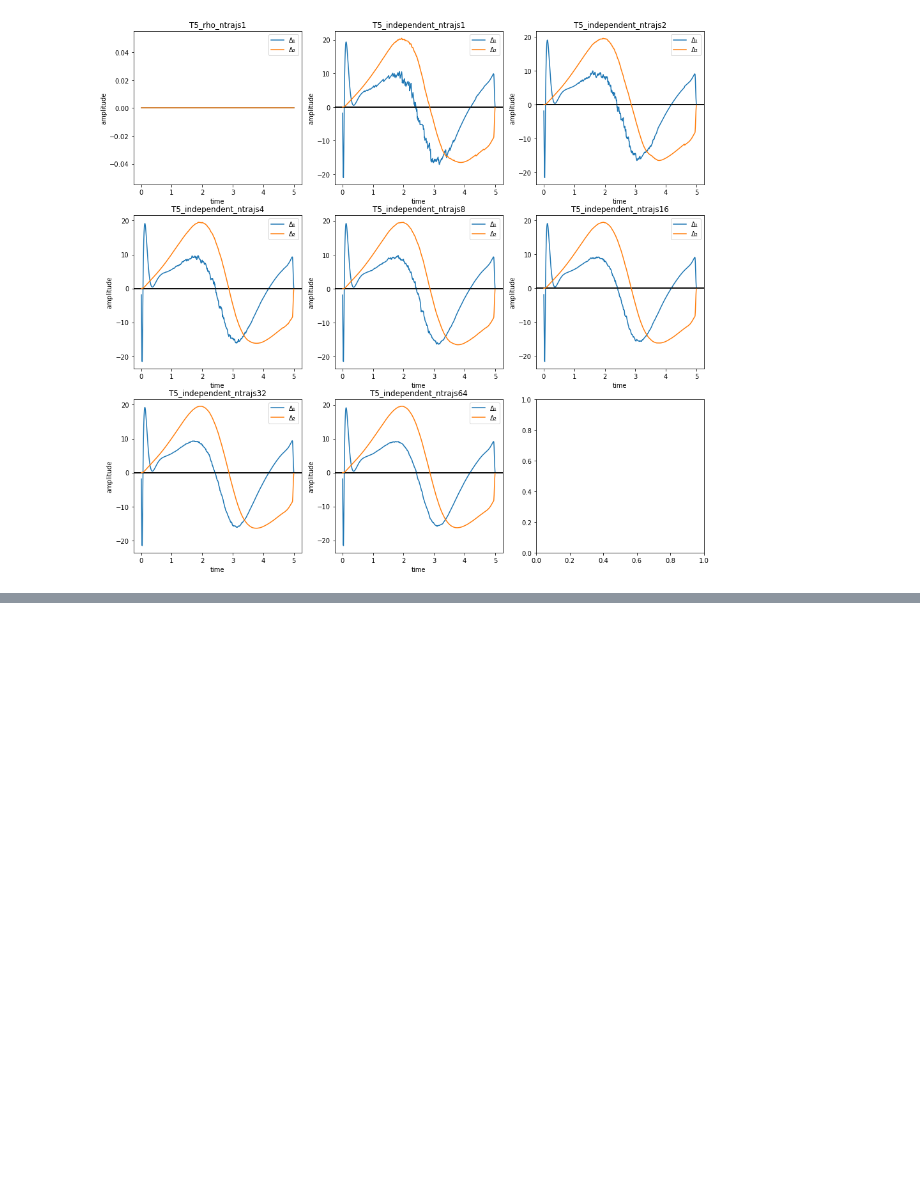
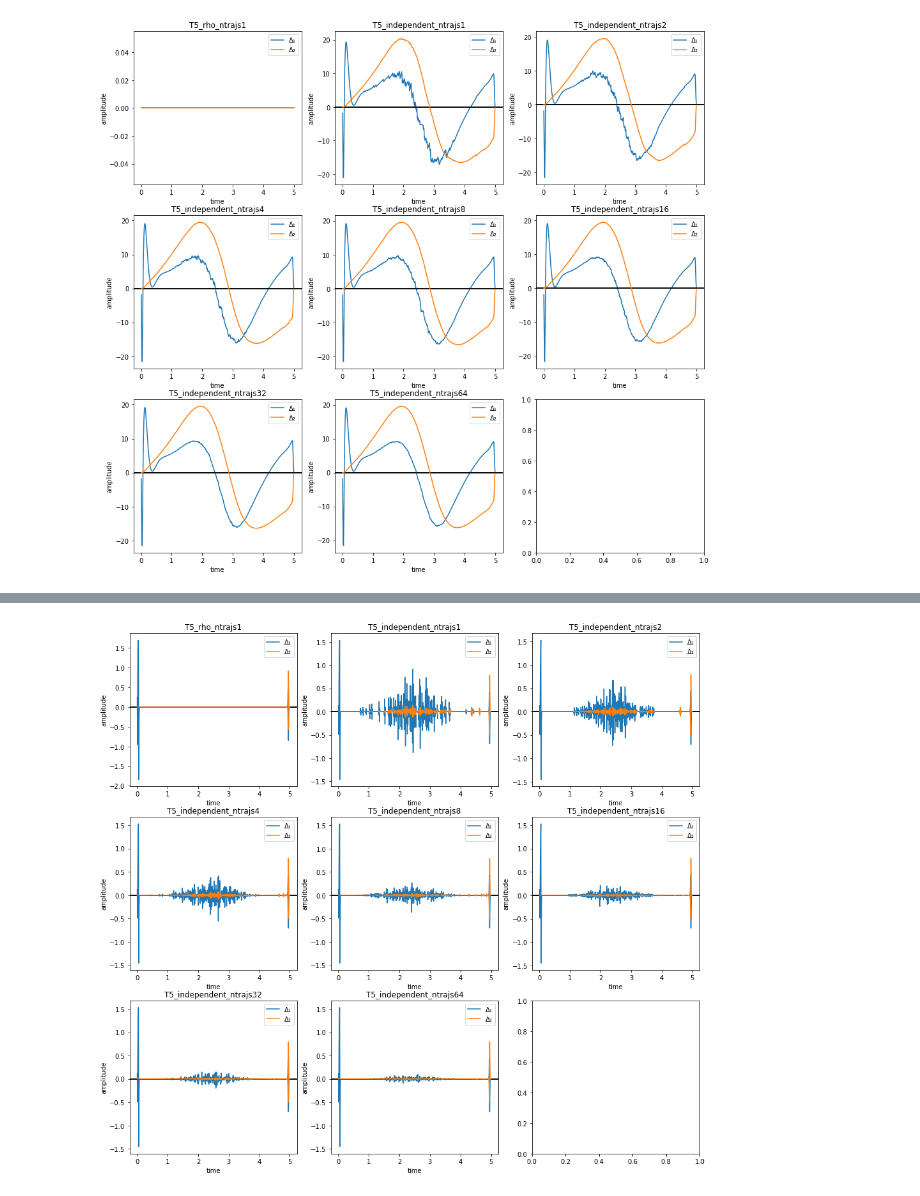
Before and after one commit to goerz-research/trajoct, a Jupyter notebook: 2017-10-16_mg_method_comparison_dicke_analysis.ipynb, the cells around one changed output, grey strips where cells are left out. Saved outputs shown, nothing was run; the diff lists cells and outputs as text; code cells hidden in the pictures; blank space fills up the shorter version.

```diff
--- a/2017-10-16_mg_method_comparison_dicke_analysis.ipynb
+++ b/2017-10-16_mg_method_comparison_dicke_analysis.ipynb
@@ -143,0 +179,6 @@ plot_pulse_delta([rf_rho, ] + rfs_independent_trajs)
+# %%
+def smooth_pulse_savgol(pulse, **kwargs):
+    filtered = pulse.copy()
+    ampl_filtered = savgol_filter(pulse.amplitude.real, **kwargs)
+    filtered.amplitude = ampl_filtered
+    return filtered
@@ -143,0 +214,7 @@ plot_pulse_delta([rf_rho, ] + rfs_independent_trajs)
+# %%
+plot_pulse_delta_smoothing(
+    [rf_rho, ] + rfs_independent_trajs,
+    smooth_pulse_savgol,
+    window_length=5, polyorder=3)
+# %% [output]
+[figure, added]
```
Also changed, not shown: parts of 25 cells of this notebook, 1 other file.
